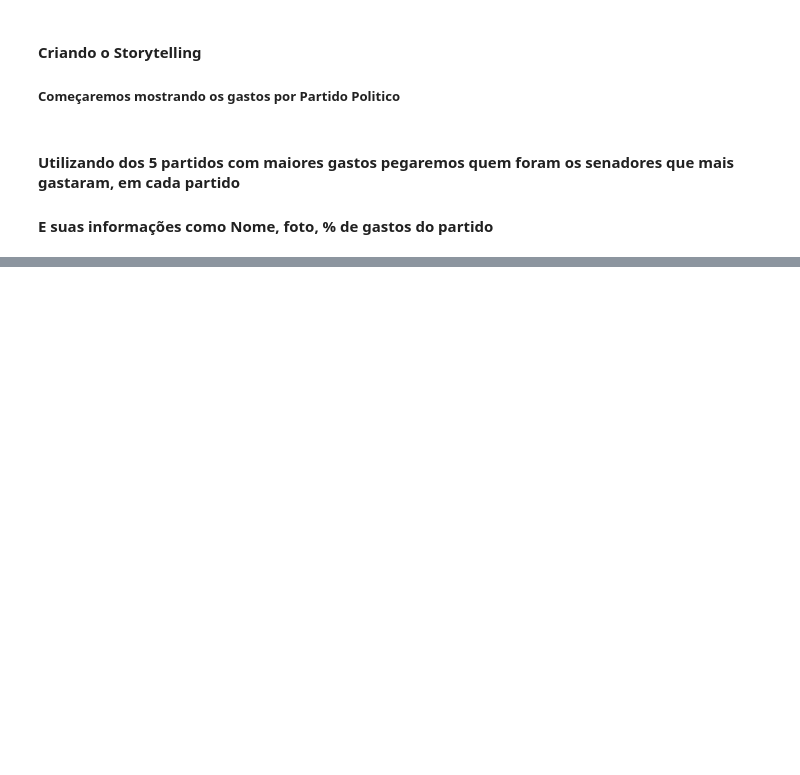
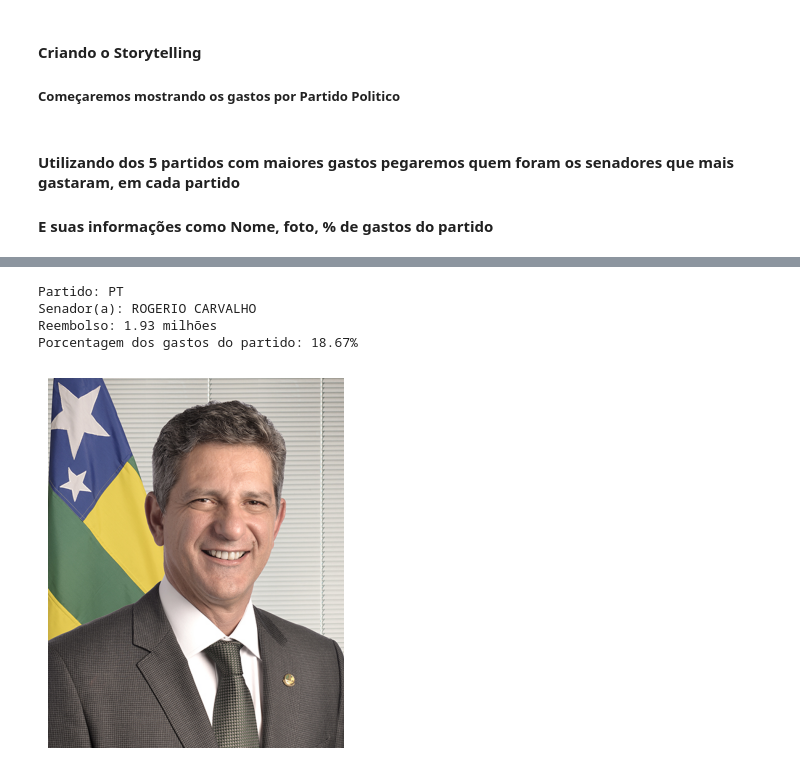
Before and after one commit to Arilson-X/Data-Visualization-and-Storytelling, a Jupyter notebook: Data Visualization and Storytelling.ipynb, the cells around one changed output, grey strips where cells are left out. Drawn from its saved outputs; the diff is of its cells as text; code cells hidden in the pictures; blank space fills up the shorter version.

```diff
--- a/Data Visualization and Storytelling.ipynb
+++ b/Data Visualization and Storytelling.ipynb
@@ -100,0 +107,8 @@ Series.__getitem__ treating keys as positions is deprecated. In a future version
+# %%
+mostra_informações(df, partidos[2])
+# %% [output]
+Partido: PT
+Senador(a): ROGERIO CARVALHO
+Reembolso: 1.93 milhões
+Porcentagem dos gastos do partido: 18.67%
+[figure, added]
```
Also changed, not shown: parts of 10 cells of this notebook, 5 other files.
